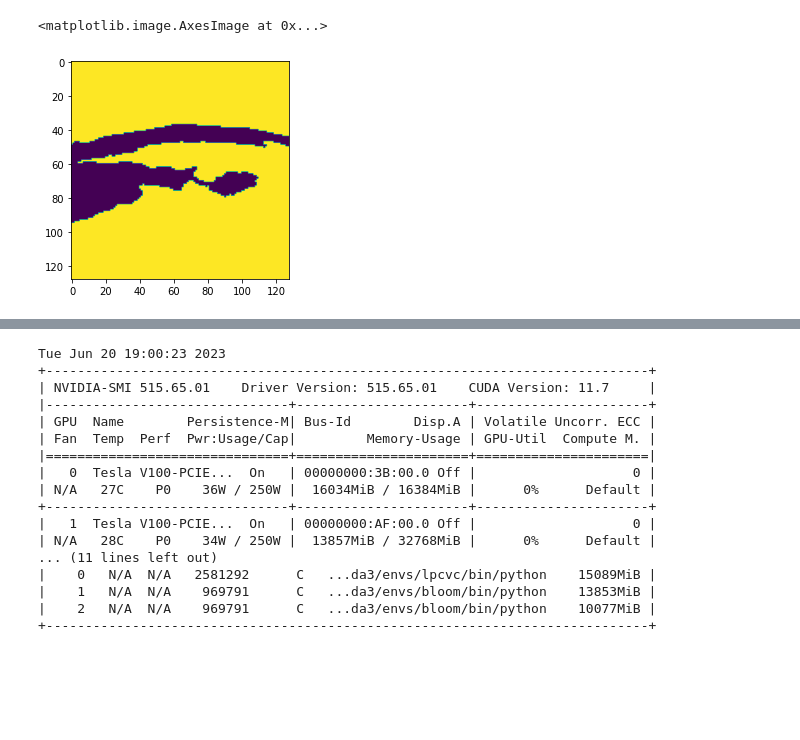
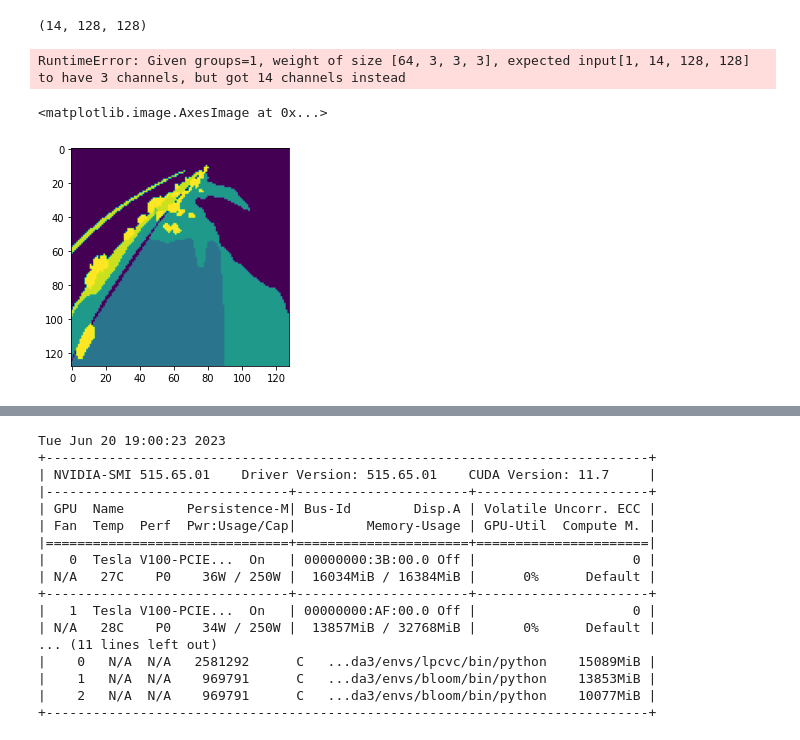
Before and after one commit to SunJacques/LPCVC-2023, a Jupyter notebook: train_test.ipynb, the cells around one changed output, grey strips where cells are left out. Saved outputs shown, nothing was run; the diff lists cells and outputs as text; code cells hidden in the pictures; blank space fills up the shorter version.

```diff
--- a/train_test.ipynb
+++ b/train_test.ipynb
@@ -37,7 +38,7 @@ import matplotlib.pyplot as plt
 # %%
 model = UNET(in_channels=3, out_channels=14, features=[64, 128, 256, 512]).to('cuda:1')
 # %%
-t_train = T.Compose([T.ToPILImage(), T.Resize(128)])
+t_train = T.Compose([T.ToPILImage(), T.Resize(128,PIL.Image.NEAREST)])
 
 train_dataset = LPCVCDataset(datapath='/home/infres/nvernier-22/project/LPCVC-2023/dataset/',transform=t_train, n_class=14, train=True)
 train_loader = torch.utils.data.DataLoader(
@@ -52,5 +51,22 @@ img, label = train_dataset[0]
-# %%
-plt.imshow(label[0])
-# %% [output]
-<matplotlib.image.AxesImage at 0x...>
-[figure, removed]
+# %%
+img, label = train_dataset[3]
+
+print(label.shape)
+
+labels = label.reshape(1, 14, 128, 128)
+labels = torch.tensor(labels).to('cuda:1')
+labels = labels.reshape((1, 14, 128, 128))
+preds = model(labels)
+# %% [output]
+(14, 128, 128)
+RuntimeError: Given groups=1, weight of size [64, 3, 3, 3], expected input[1, 14, 128, 128] to have 3 channels, but got 14 channels instead
+# %%
+labels = labels.cpu().data.max(1)[1].numpy()
+labels.astype(np.uint8)
+labels = np.squeeze(labels, axis=0)
+# %%
+labels.shape
+plt.imshow(labels)
+# %% [output]
+<matplotlib.image.AxesImage at 0x...>
+[figure, added]
```
Also changed, not shown: parts of 12 cells of this notebook, 8 other files.
